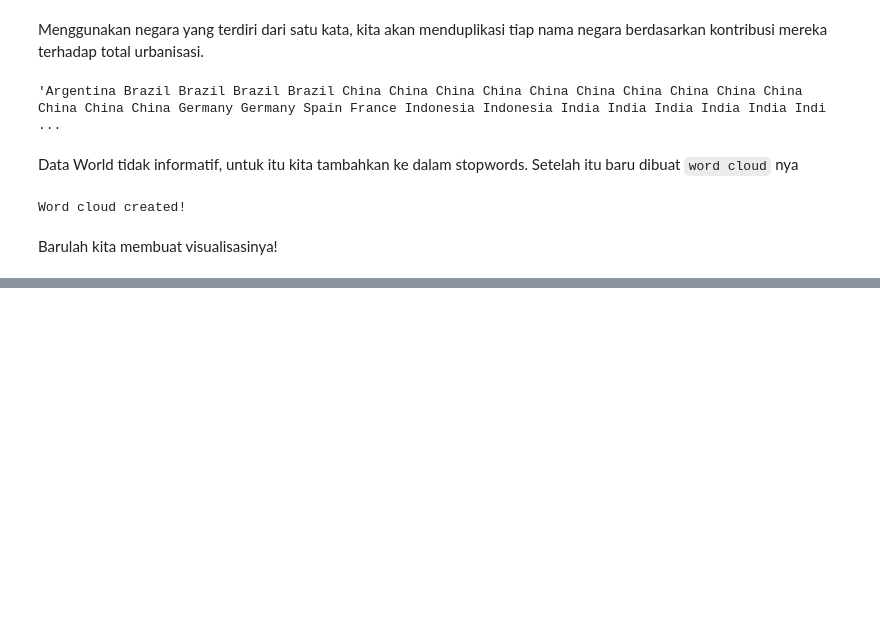
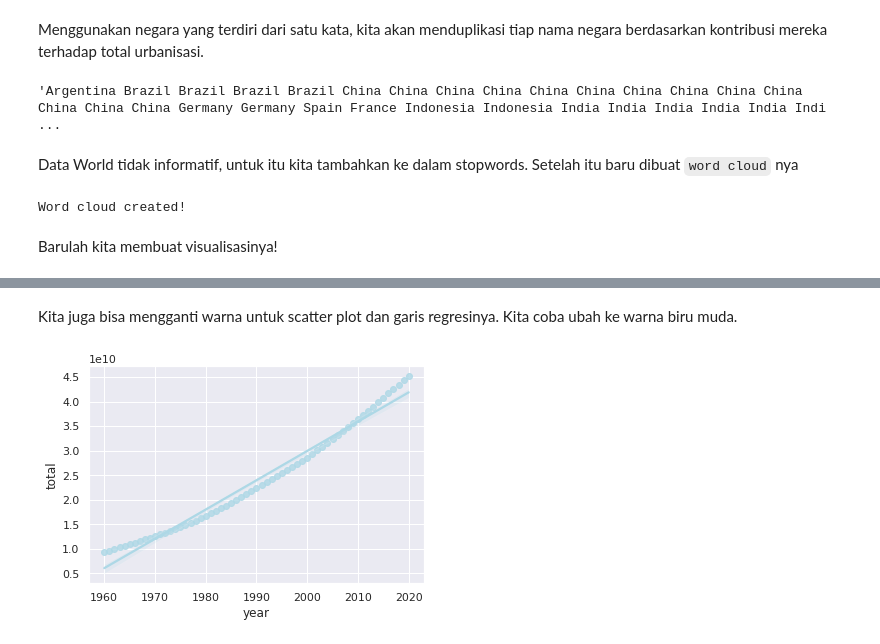
Before and after one commit to daffa1134/Praktikum-VisDat, a Jupyter notebook: 2008107010013_Daffa_Mudhaffar_Tugas_4.ipynb, the cells around one changed output, grey strips where cells are left out. Cells and saved outputs as stored; diff of their text form; code cells hidden in the pictures; blank space fills up the shorter version.

```diff
--- a/2008107010013_Daffa_Mudhaffar_Tugas_4.ipynb
+++ b/2008107010013_Daffa_Mudhaffar_Tugas_4.ipynb
@@ -629,0 +687,7 @@ plt.show()
+# %% [markdown]
+Kita juga bisa mengganti warna untuk scatter plot dan garis regresinya. Kita coba ubah ke warna biru muda.
+# %%
+sns.regplot(x='year', y='total', data=df_total, color='lightblue')
+plt.show()
+# %% [output]
+[figure, added]
```
Also changed, not shown: parts of 29 cells of this notebook.
